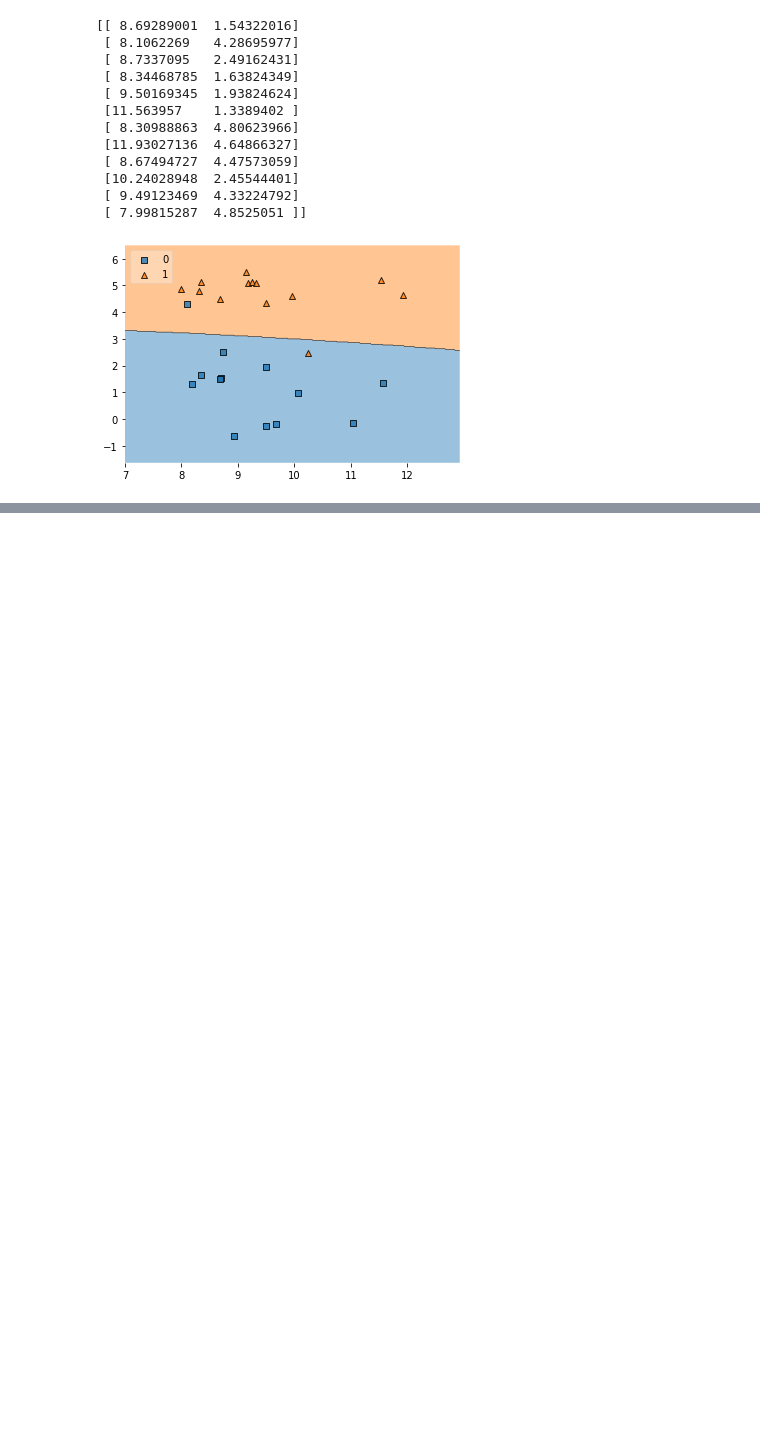
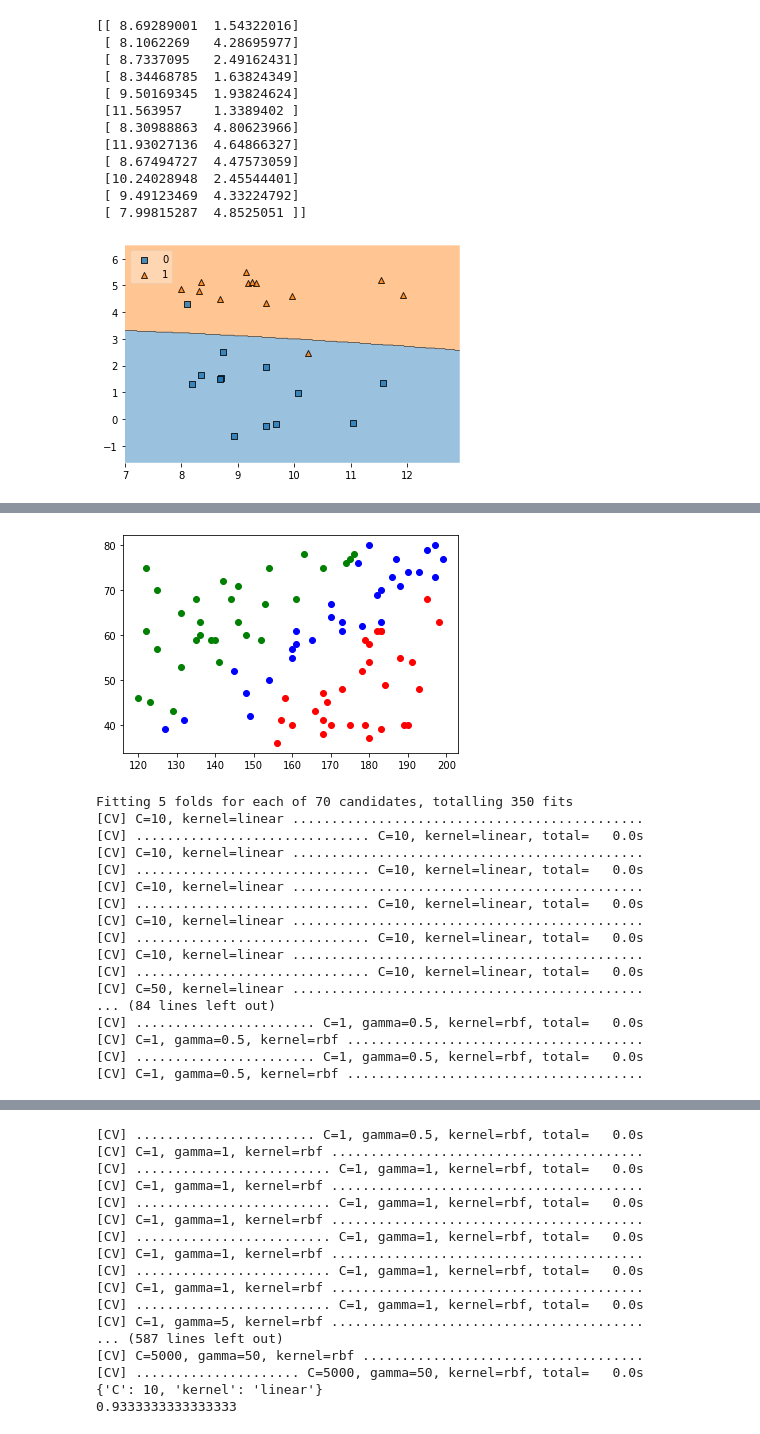
Before and after one commit to Gwang-chae/TIL, a Jupyter notebook: ML/SVM.ipynb, the cells around one changed output, grey strips where cells are left out. Cells and saved outputs as stored; diff of their text form; code cells hidden in the pictures; blank space fills up the shorter version.

Commit message:
SVM with searchCV

```diff
--- a/ML/SVM.ipynb
+++ b/ML/SVM.ipynb
@@ -42,0 +140,63 @@ plt.show()
+# %%
+import numpy as np
+import pandas as pd
+from sklearn.metrics import classification_report
+from sklearn.model_selection import GridSearchCV
+
+df = pd.read_csv('./data/bmi.csv', skiprows=3)
+
+x_data = df[['height','weight']].values
+t_data = df['label'].values
+
+num = 30
+x_data_red = x_data[t_data==0][:num]
+t_data_red = t_data[t_data==0][:num]
+
+x_data_blue = x_data[t_data==1][:num]
+t_data_blue = t_data[t_data==1][:num]
+
+x_data_green = x_data[t_data==2][:num]
+t_data_green = t_data[t_data==2][:num]
+
+plt.scatter(x_data_red[:,0], x_data_red[:,1], color='r')
+plt.scatter(x_data_blue[:,0], x_data_blue[:,1], color='b')
+plt.scatter(x_data_green[:,0], x_data_green[:,1], color='g')
+plt.show()
+
+x_data_sample = np.concatenate((x_data_red, x_data_blue, x_data_green), axis=0)
+t_data_sample = np.concatenate((t_data_red, t_data_blue, t_data_green), axis=0)
+
+# skleanr 구현
+model = SVC()
+parameter = [
+    {'kernel' : ['linear'],
+     'C' : [10,50,100,500,1000,5000]},
+    {'kernel' : ['rbf'],
+     'C' : [1,5,10,50,100,500,1000,5000],
+     'gamma' : [0.005,0.01,0.1,0.5,1,5,10,50]}
+]
+grid_search = GridSearchCV(model, parameter,
+                           cv=5, scoring='accuracy',
+                           verbose=2)
+grid_search.fit(x_data_sample, t_data_sample)
+print(grid_search.best_params_)
+print(grid_search.best_score_)
+# %% [output]
+[figure, added]
+Fitting 5 folds for each of 70 candidates, totalling 350 fits
+[CV] C=10, kernel=linear .............................................
+[CV] .............................. C=10, kernel=linear, total=   0.0s
+[CV] C=10, kernel=linear .............................................
+[CV] .............................. C=10, kernel=linear, total=   0.0s
+[CV] C=10, kernel=linear .............................................
+[CV] .............................. C=10, kernel=linear, total=   0.0s
+[CV] C=10, kernel=linear .............................................
+[CV] .............................. C=10, kernel=linear, total=   0.0s
+[CV] C=10, kernel=linear .............................................
+[CV] .............................. C=10, kernel=linear, total=   0.0s
+[CV] C=50, kernel=linear .............................................
+... (84 lines left out)
+[CV] ....................... C=1, gamma=0.5, kernel=rbf, total=   0.0s
+[CV] C=1, gamma=0.5, kernel=rbf ......................................
+[CV] ....................... C=1, gamma=0.5, kernel=rbf, total=   0.0s
+[CV] C=1, gamma=0.5, kernel=rbf ......................................
@@ -42,0 +205,17 @@ plt.show()
+[CV] ....................... C=1, gamma=0.5, kernel=rbf, total=   0.0s
+[CV] C=1, gamma=1, kernel=rbf ........................................
+[CV] ......................... C=1, gamma=1, kernel=rbf, total=   0.0s
+[CV] C=1, gamma=1, kernel=rbf ........................................
+[CV] ......................... C=1, gamma=1, kernel=rbf, total=   0.0s
+[CV] C=1, gamma=1, kernel=rbf ........................................
+[CV] ......................... C=1, gamma=1, kernel=rbf, total=   0.0s
+[CV] C=1, gamma=1, kernel=rbf ........................................
+[CV] ......................... C=1, gamma=1, kernel=rbf, total=   0.0s
+[CV] C=1, gamma=1, kernel=rbf ........................................
+[CV] ......................... C=1, gamma=1, kernel=rbf, total=   0.0s
+[CV] C=1, gamma=5, kernel=rbf ........................................
+... (587 lines left out)
+[CV] C=5000, gamma=50, kernel=rbf ....................................
+[CV] ..................... C=5000, gamma=50, kernel=rbf, total=   0.0s
+{'C': 10, 'kernel': 'linear'}
+0.9333333333333333
```
Also changed, not shown: parts of 4 cells of this notebook.
